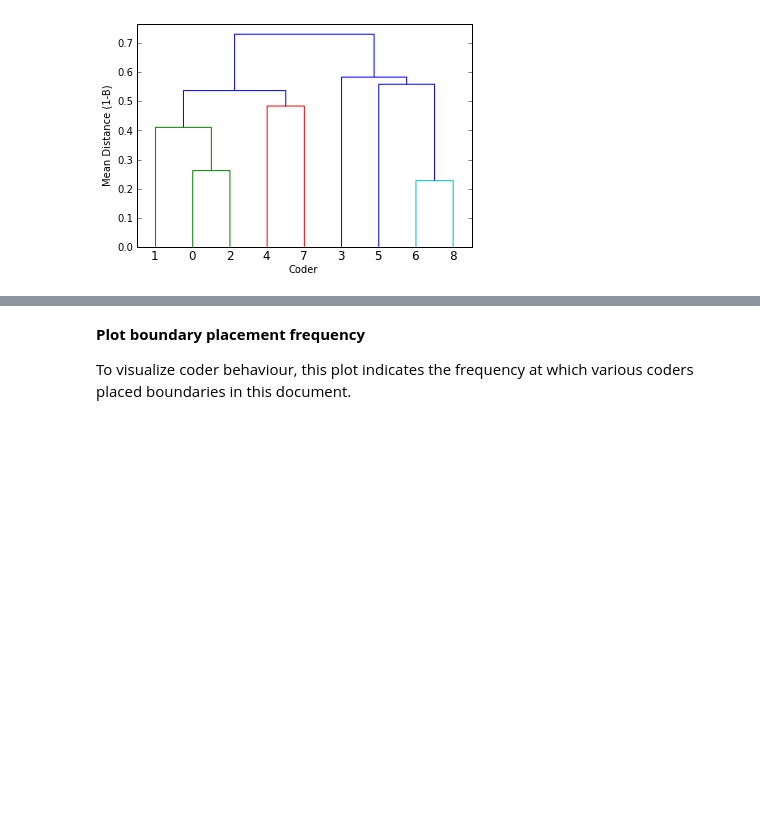
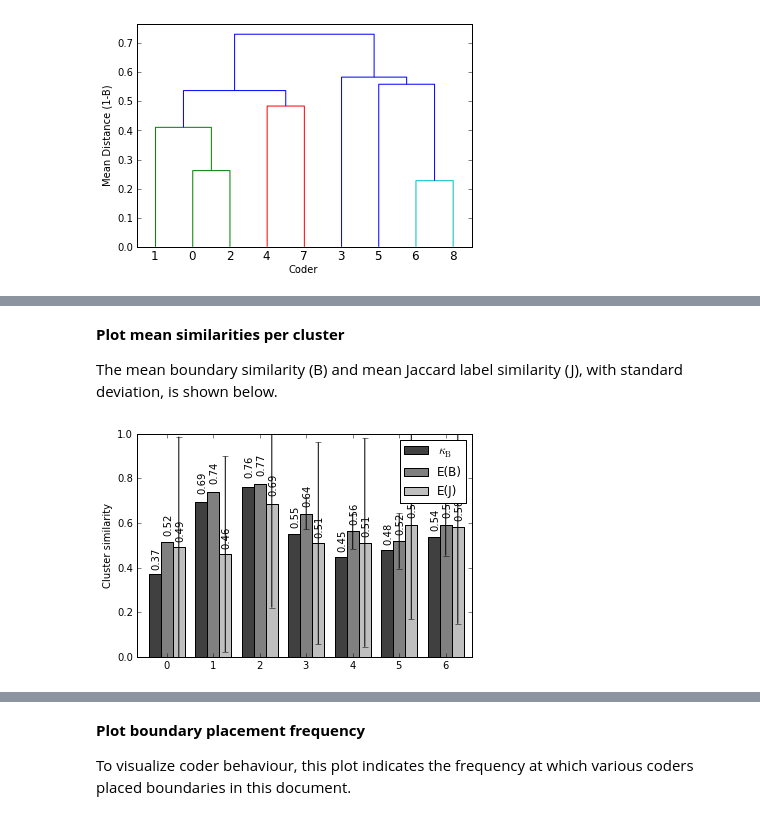
Before and after one commit to cfournie/initial.poetry.segmentation, a Jupyter notebook: khan_segmentation.ipynb, the cells around one changed output, grey strips where cells are left out. Drawn from its saved outputs; the diff is of its cells as text; code cells hidden in the pictures; blank space fills up the shorter version.

Commit message:
Added more charts, basic documentation, and removed a lot of inline data.

```diff
--- a/khan_segmentation.ipynb
+++ b/khan_segmentation.ipynb
@@ -22,6 +36,7 @@ Load and define data
 # %%
 # Document to analyse
 item_name = u'kublakhan'
+number_of_lines = 54
 
 # Ordered list of coders (and numeric list of coders) used to relate
 # numbered cluster coders to other graphs
@@ -96,7 +158,0 @@ Define helper functions
-# %%
-def autolabel(rects):
-    # attach some text labels
-    for rect in rects:
-        height = rect.get_height()
-        ax.text(rect.get_x()+rect.get_width()/2., 1.05*height, '%.2f'%float(height),
-                ha='center', va='bottom')
@@ -136,0 +200,11 @@ for cluster, members in cluster_members.items():
+# %%
+print 'Cluster\t\tPi\tB\t\t\tJ'
+for cluster in cluster_members.keys():
+    print '{0}\t{1:.4f}\t{2:.4f} +/- {3:.4f}, n={4}\t{5:.4f} +/- {6:.4f}, n={7}'.format(cluster if len(cluster) > 7 else cluster+'\t',
+        np.mean(cluster_pi[cluster]),
+        np.mean(cluster_b[cluster]),
+        np.std(cluster_b[cluster]),
+        len(cluster_b[cluster]),
+        np.mean(cluster_j[cluster]),
+        np.std(cluster_j[cluster]),
+        len(cluster_j[cluster]))
@@ -136,0 +220,41 @@ for cluster, members in cluster_members.items():
+# %% [markdown]
+**Plot mean similarities per cluster**
+
+The mean boundary similarity (B) and mean Jaccard label similarity (J), with standard deviation, is shown below.
+# %%
+y = list()
+y2 = list()
+y2err = list()
+y3 = list()
+y3err = list()
+
+for cluster in cluster_members.keys():
+    y.append(float(cluster_pi[cluster]))
+    y2.append(np.mean(cluster_b[cluster]))
+    y2err.append(np.std(cluster_b[cluster]))
+    y3.append(np.mean(cluster_j[cluster]))
+    y3err.append(np.std(cluster_j[cluster]))
+
+ind = np.arange(len(cluster_members))  # the x locations for the groups
+width = 0.26       # the width of the bars
+
+fig = plt.figure()
+ax = fig.add_subplot(111)
+rects1 = ax.bar(ind, y, width, color='0.25', ecolor='k')
+rects2 = ax.bar(ind+width, y2, width, yerr=y2err, color='0.5', ecolor='k')
+rects3 = ax.bar(ind+width*2, y3, width, yerr=y3err, color='0.75', ecolor='k')
+
+# add some
+ax.set_ylabel('Cluster similarity')
+ax.set_xticks(ind + ((width * 3) / 2))
+ax.set_xticklabels(labels)
+ax.set_xlim([-0.25,6.95])
+ax.set_ylim([0,1])
+
+ax.legend( (rects1[0], rects2[0], rects3[0]), ('$\kappa_{\mathrm{B}}$', 'E(B)', 'E(J)') )
+
+autolabel(rects1, rotation=90, xpad=.03)
+autolabel(rects2, rotation=90, xpad=.03)
+autolabel(rects3, rotation=90, xpad=.03)
+# %% [output]
+[figure, added]
```
Also changed, not shown: parts of 32 cells of this notebook.
